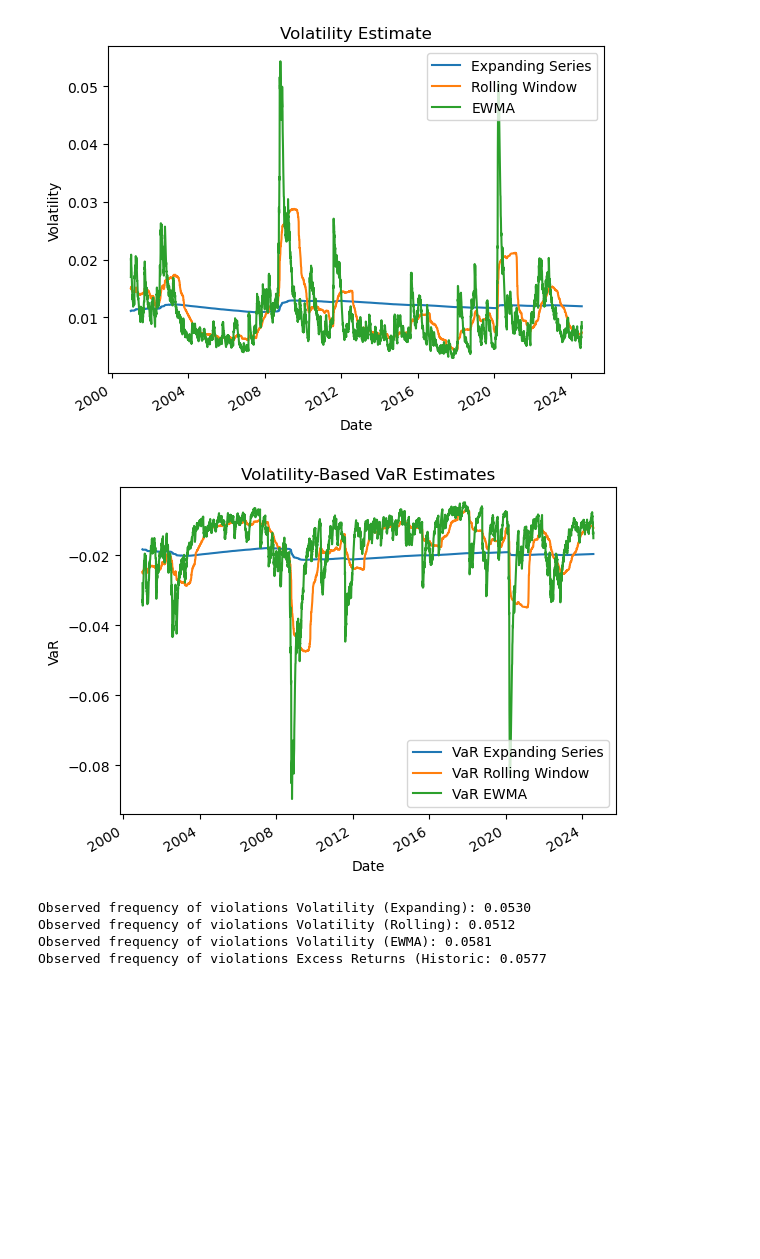
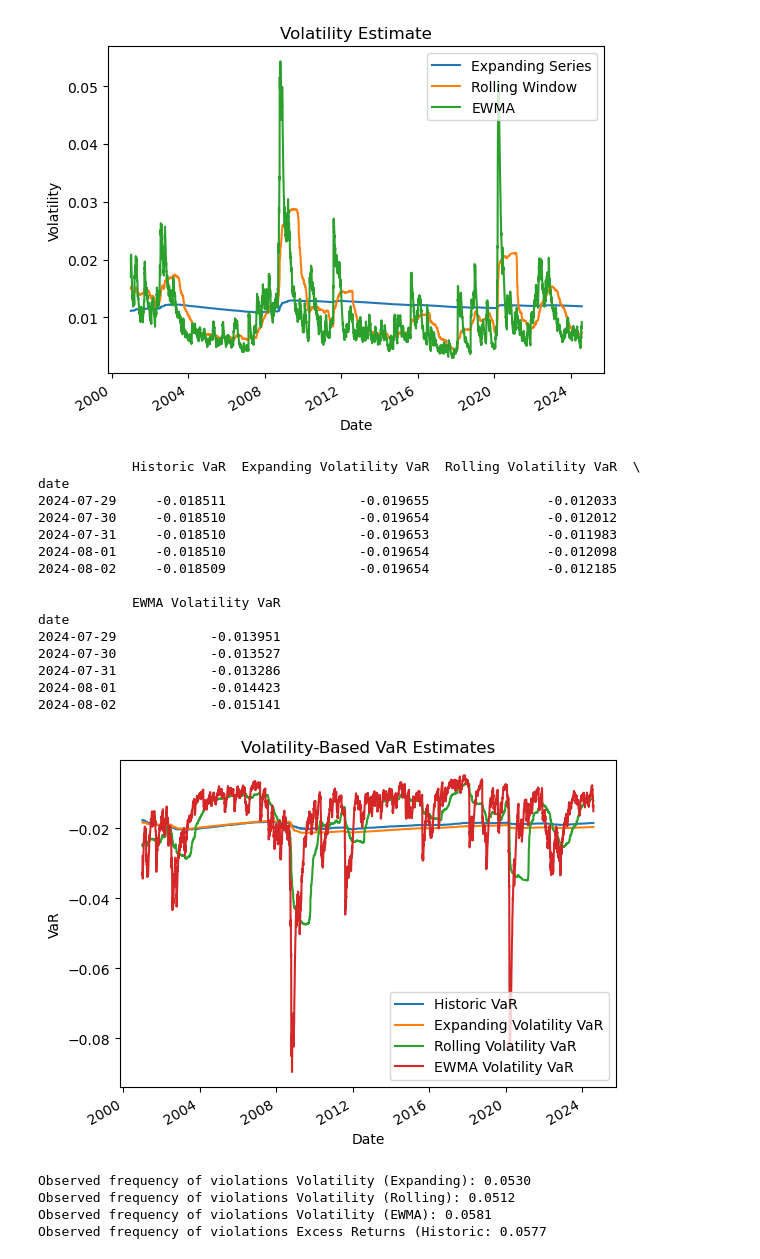
Before and after one commit to Anand-Nakhate/finm-portfolio-2024, a Jupyter notebook: homework/Solution_HW3_.ipynb, the cells around one changed output. Cells and saved outputs as stored; diff of their text form; code cells hidden in the pictures; blank space fills up the shorter version.

```diff
--- a/homework/Solution_HW3_.ipynb
+++ b/homework/Solution_HW3_.ipynb
@@ -192,15 +192,29 @@ date
 [figure]
 # %%
 z_score = -1.65
-VaR_volatility = pd.DataFrame({
-    'VaR Expanding Series': z_score * volatility['Expanding Series'],
-    'VaR Rolling Window': z_score * volatility['Rolling Window'],
-    'VaR EWMA': z_score * volatility['EWMA']}, index=volatility.index)
-
-VaR_volatility.loc['2001-01-02':].plot(title='Volatility-Based VaR Estimates', ylabel='VaR', xlabel='Date')
+VaR['Expanding Volatility VaR'] = z_score * volatility['Expanding Series']
+VaR['Rolling Volatility VaR'] = z_score * volatility['Rolling Window']
+VaR['EWMA Volatility VaR'] = z_score * volatility['EWMA']
+print(VaR.tail())
+VaR.loc['2001-01-02':].plot(title='Volatility-Based VaR Estimates', ylabel='VaR', xlabel='Date')
 plt.show()
 # %% [output]
+            Historic VaR  Expanding Volatility VaR  Rolling Volatility VaR  \
+date
+2024-07-29     -0.018511                 -0.019655               -0.012033
+2024-07-30     -0.018510                 -0.019654               -0.012012
+2024-07-31     -0.018510                 -0.019653               -0.011983
+2024-08-01     -0.018510                 -0.019654               -0.012098
+2024-08-02     -0.018509                 -0.019654               -0.012185
+
+            EWMA Volatility VaR
+date
+2024-07-29            -0.013951
+2024-07-30            -0.013527
+2024-07-31            -0.013286
+2024-08-01            -0.014423
+2024-08-02            -0.015141
-[figure, old version]
+[figure, new version]
 # %%
 excess_returns = data['Excess Returns']
 
```
Also changed, not shown: parts of 6 cells of this notebook.
